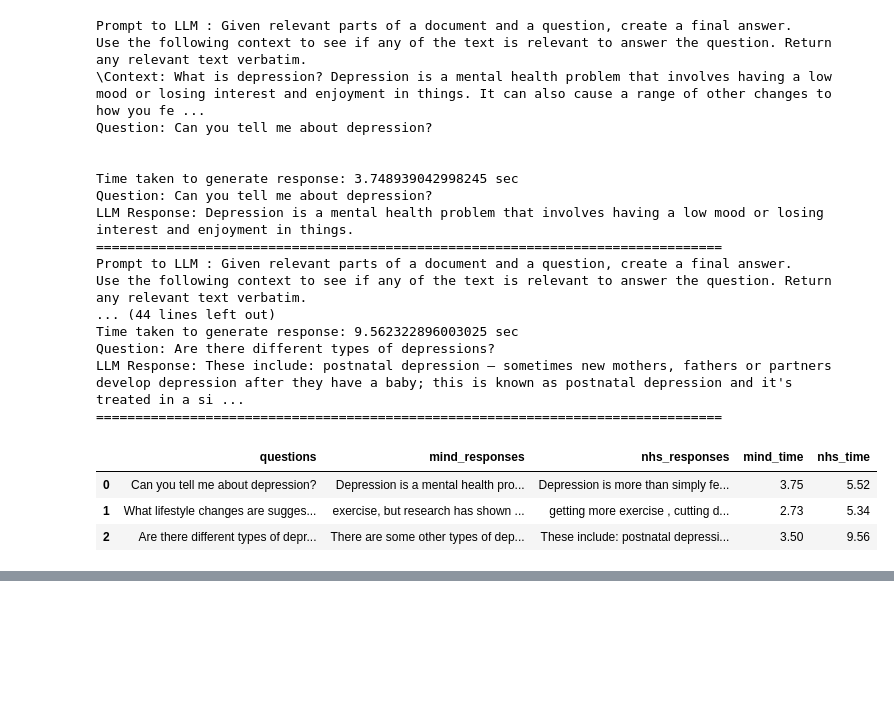
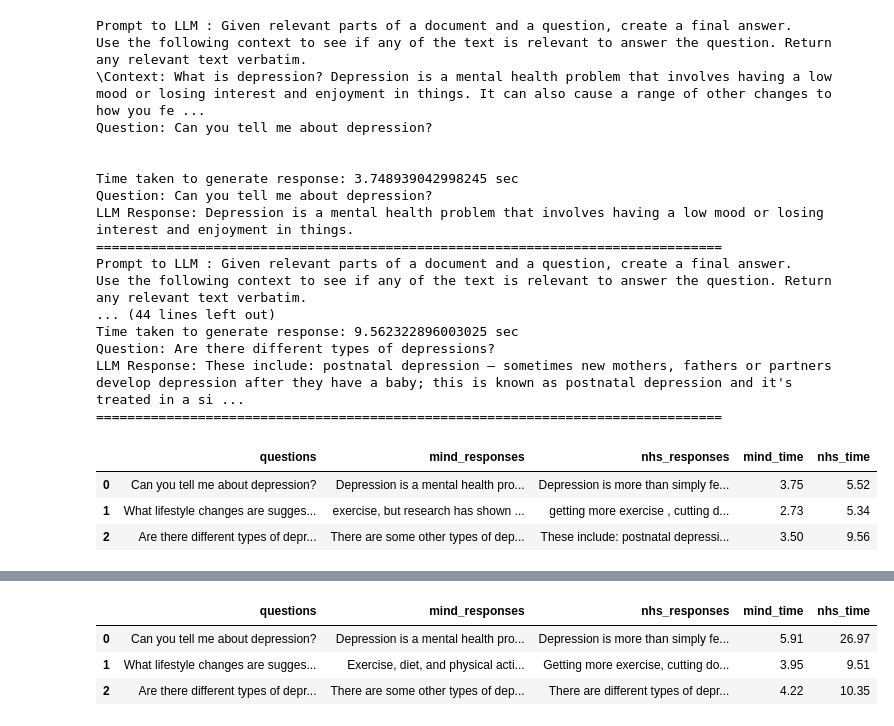
Before and after one commit to fuzzylabs/MindGPT, a Jupyter notebook: experiments/prompt_engineering_experiment.ipynb, the cells around one changed output, grey strips where cells are left out. Drawn from its saved outputs; the diff is of its cells as text; code cells hidden in the pictures; blank space fills up the shorter version.

```diff
--- a/experiments/prompt_engineering_experiment.ipynb
+++ b/experiments/prompt_engineering_experiment.ipynb
@@ -869,0 +969,11 @@ result_df
+# %%
+template = """You are a highly skilled AI trained in language comprehension and summarisation.
+I would like you to read the following text and summarise it into a concise abstract paragraph. Use the following pieces of context to answer the question at the end.
+Aim to retain the most important points, providing a coherent and readable summary that could help a person understand the main points of the discussion without needing to read the entire text.
+Please avoid unnecessary details or tangential points.
+
+{context}
+
+Question: {question}
+"""
+result_df = run_experiment(QUESTIONS, template, is_baseline=False)
@@ -869,0 +998,7 @@ result_df
+# %%
+result_df
+# %% [output]
+|  | questions | mind_responses | nhs_responses | mind_time | nhs_time |
+| 0 | Can you tell me about depression? | Depression is a mental health pro... | Depression is more than simply fe... | 5.91 | 26.97 |
+| 1 | What lifestyle changes are sugges... | Exercise, diet, and physical acti... | Getting more exercise, cutting do... | 3.95 | 9.51 |
+| 2 | Are there different types of depr... | There are some other types of dep... | There are different types of depr... | 4.22 | 10.35 |
```
Also changed, not shown: parts of 16 cells of this notebook, 1 other file.
